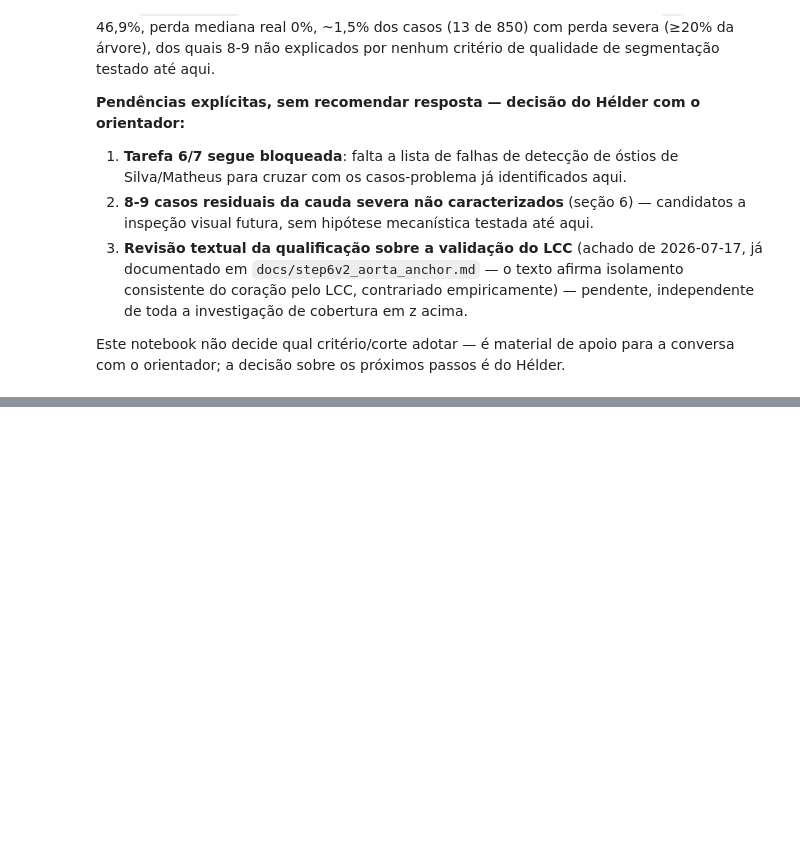
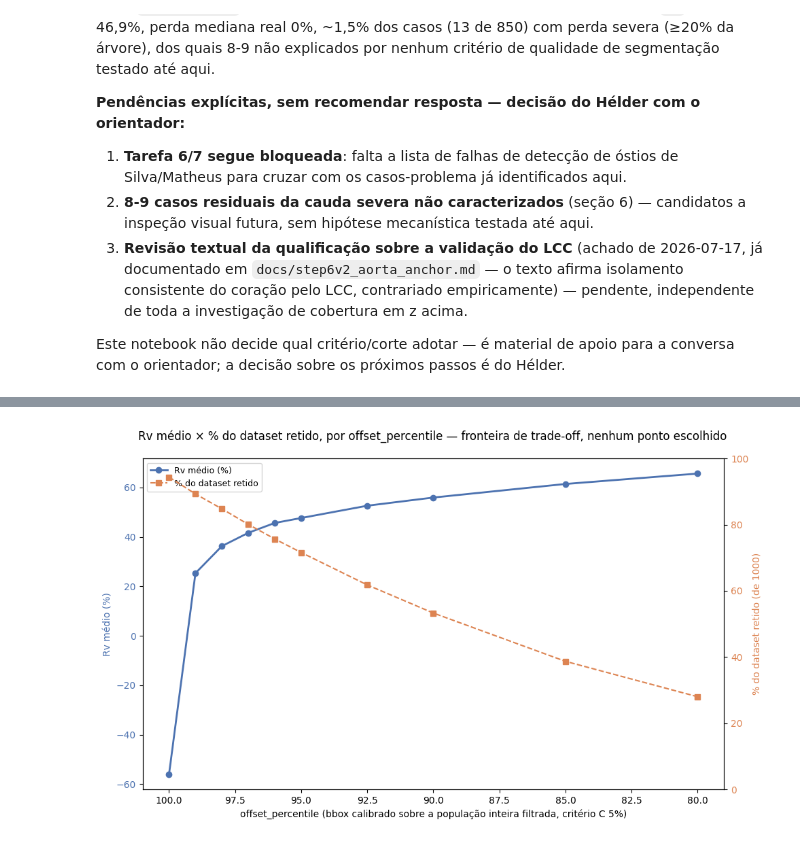
Before and after one commit to hcalmeida-uesc/heart-bounding-box, a Jupyter notebook: notebooks/reuniao_2026-07-29_diagnostico_e_correcao_z_coverage.ipynb, the cells around one changed output, grey strips where cells are left out. Cells and saved outputs as stored; diff of their text form; code cells hidden in the pictures; blank space fills up the shorter version.

```diff
--- a/notebooks/reuniao_2026-07-29_diagnostico_e_correcao_z_coverage.ipynb
+++ b/notebooks/reuniao_2026-07-29_diagnostico_e_correcao_z_coverage.ipynb
@@ -650,0 +494,13 @@ plt.show()
+# %%
+n_rv_curve_path = DIAG_DIR / "task_n_rv_curve_zero_loss.csv"
+if not n_rv_curve_path.exists():
+    print(f"AVISO: n_rv_curve_csv não encontrado em {n_rv_curve_path} — listando diretório...")
+    for candidate in sorted(n_rv_curve_path.parent.glob("*")):
+        print(f"  - {candidate.name}")
+    raise FileNotFoundError(f"Ajuste o nome esperado: nenhum arquivo correspondente em {n_rv_curve_path.parent}")
+
+n_rv_df = pd.read_csv(n_rv_curve_path).sort_values("offset_percentile", ascending=False).reset_index(drop=True)
+if "pct_retained" not in n_rv_df.columns:
+    n_rv_df["pct_retained"] = n_rv_df["n_final"] / 1000.0 * 100.0
+
+n_rv_df[["offset_percentile", "n_final", "pct_retained", "rv_mean_%"]]
@@ -650,0 +519,26 @@ plt.show()
+# %%
+fig, ax1 = plt.subplots(figsize=(10, 6))
+
+x = n_rv_df["offset_percentile"]
+
+ax1.plot(x, n_rv_df["rv_mean_%"], marker="o", color="#4C72B0", linewidth=2, label="Rv médio (%)")
+ax1.set_xlabel("offset_percentile (bbox calibrado sobre a população inteira filtrada, critério C 5%)")
+ax1.set_ylabel("Rv médio (%)", color="#4C72B0")
+ax1.tick_params(axis="y", labelcolor="#4C72B0")
+ax1.invert_xaxis()
+
+ax2 = ax1.twinx()
+ax2.plot(x, n_rv_df["pct_retained"], marker="s", linestyle="--", color="#DD8452", label="% do dataset retido")
+ax2.set_ylabel("% do dataset retido (de 1000)", color="#DD8452")
+ax2.tick_params(axis="y", labelcolor="#DD8452")
+ax2.set_ylim(0, 100)
+
+lines1, labels1 = ax1.get_legend_handles_labels()
+lines2, labels2 = ax2.get_legend_handles_labels()
+ax1.legend(lines1 + lines2, labels1 + labels2, loc="upper left", fontsize=9)
+
+fig.suptitle("Rv médio × % do dataset retido, por offset_percentile — fronteira de trade-off, nenhum ponto escolhido")
+fig.tight_layout()
+plt.show()
+# %% [output]
+[figure, added]
```
Also changed, not shown: parts of 9 cells of this notebook, 1 other file.
